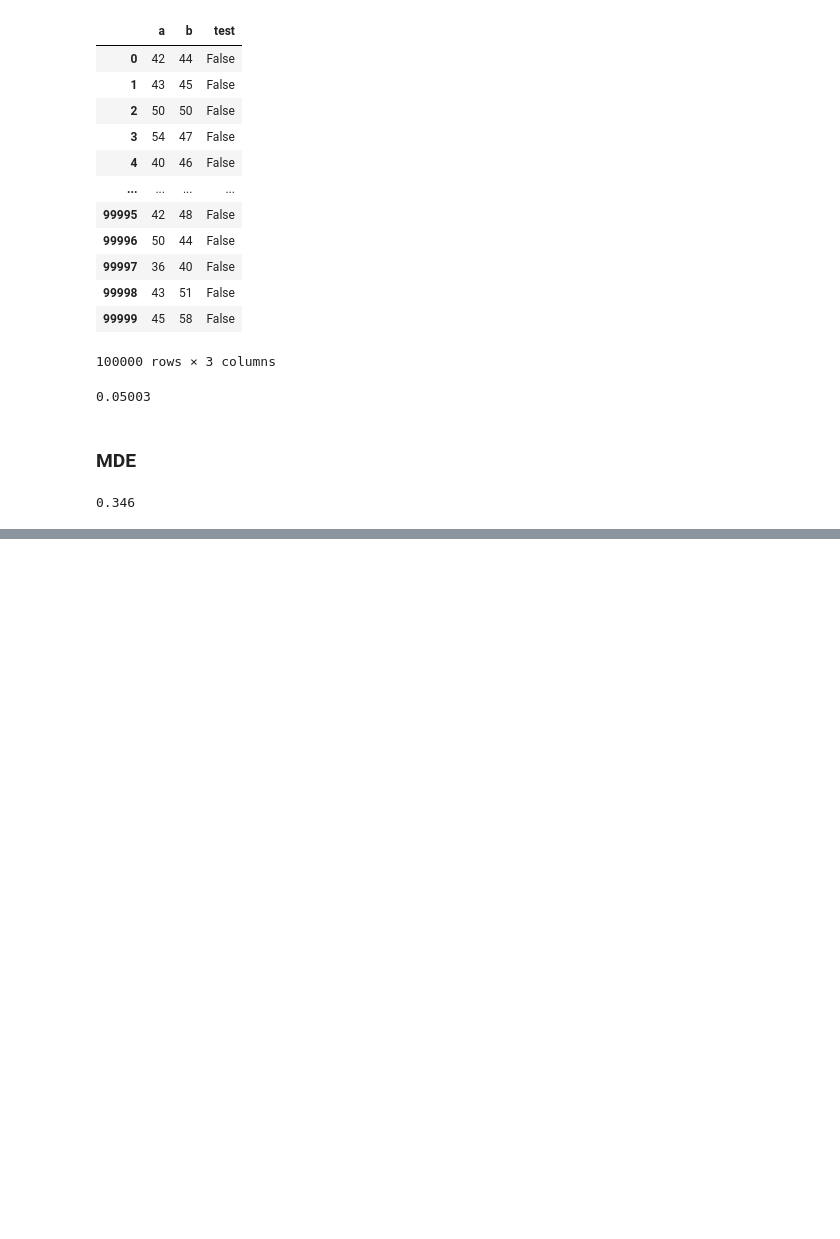
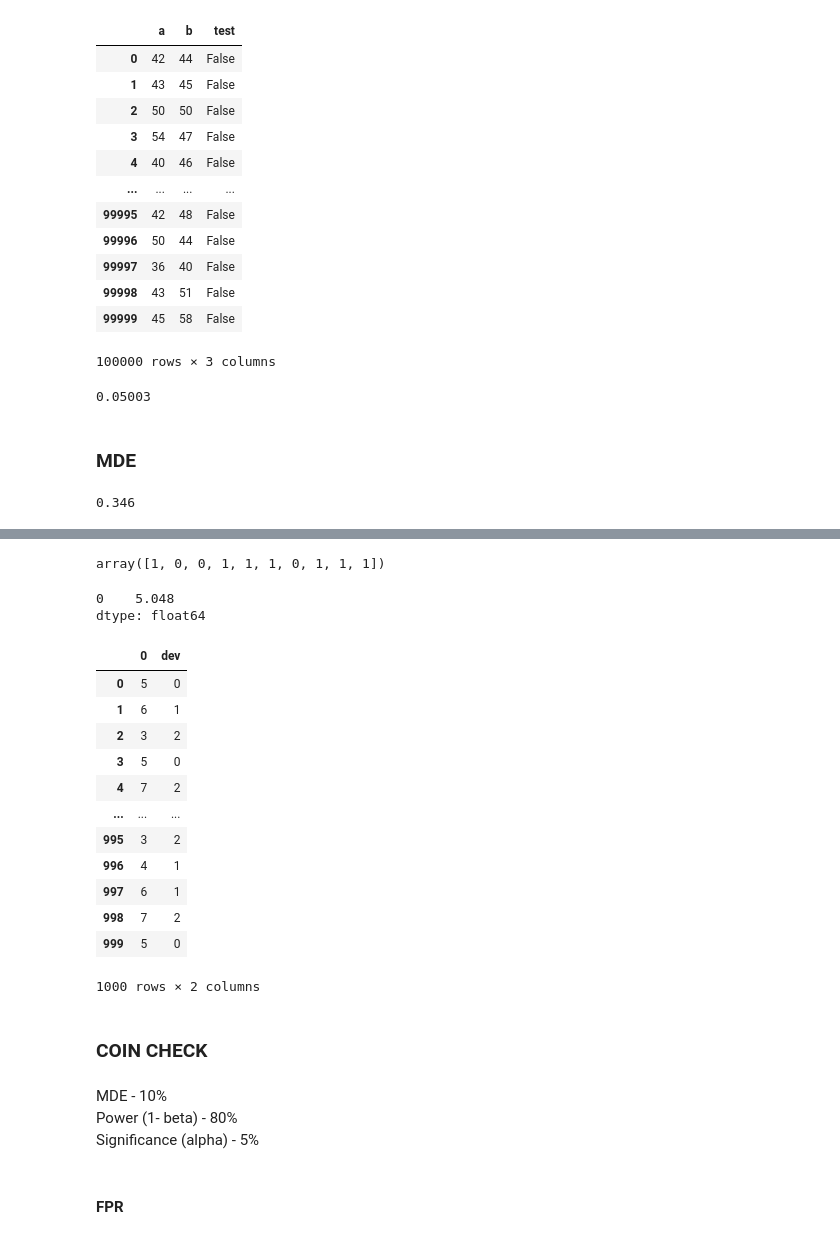
Before and after one commit to tandronaki/SQL, a Jupyter notebook: stepik/COURSE_AB_TESTS.ipynb, the cells around one changed output, grey strips where cells are left out. Drawn from its saved outputs; the diff is of its cells as text; code cells hidden in the pictures; blank space fills up the shorter version.

```diff
--- a/stepik/COURSE_AB_TESTS.ipynb
+++ b/stepik/COURSE_AB_TESTS.ipynb
@@ -407,0 +413,42 @@ df['test'].mean()
+# %%
+np.random.binomial(10, 0.5)
+# %% [output]
+array([1, 0, 0, 1, 1, 1, 0, 1, 1, 1])
+# %%
+n = 1000
+result = []
+for _ in range(n):
+  result.append(np.random.binomial(10, 0.5))
+# %%
+df = pd.DataFrame(result)
+# %%
+df.mean()
+# %% [output]
+0    5.048
+dtype: float64
+# %%
+df["dev"] = abs(5-df[0])
+# %%
+df
+# %% [output]
+|  | 0 | dev |
+| 0 | 5 | 0 |
+| 1 | 6 | 1 |
+| 2 | 3 | 2 |
+| 3 | 5 | 0 |
+| 4 | 7 | 2 |
+| ... | ... | ... |
+| 995 | 3 | 2 |
+| 996 | 4 | 1 |
+| 997 | 6 | 1 |
+| 998 | 7 | 2 |
+| 999 | 5 | 0 |
+1000 rows × 2 columns
+# %% [markdown]
+### COIN CHECK
+# %% [markdown]
+MDE - 10% <br>
+Power (1- beta) - 80% <br>
+Significance (alpha) - 5% <br>
+# %% [markdown]
+#### FPR
```
Also changed, not shown: parts of 30 cells of this notebook, 8 other files.
